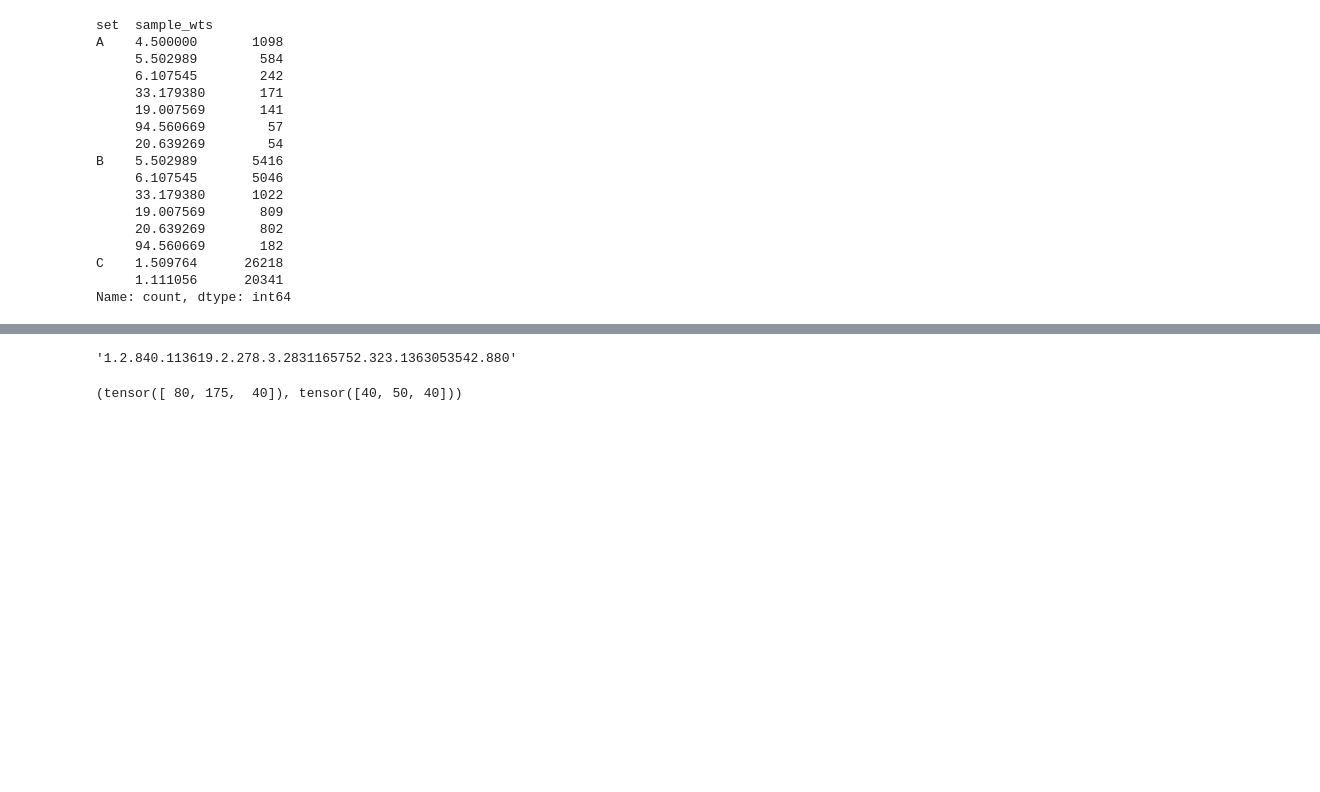
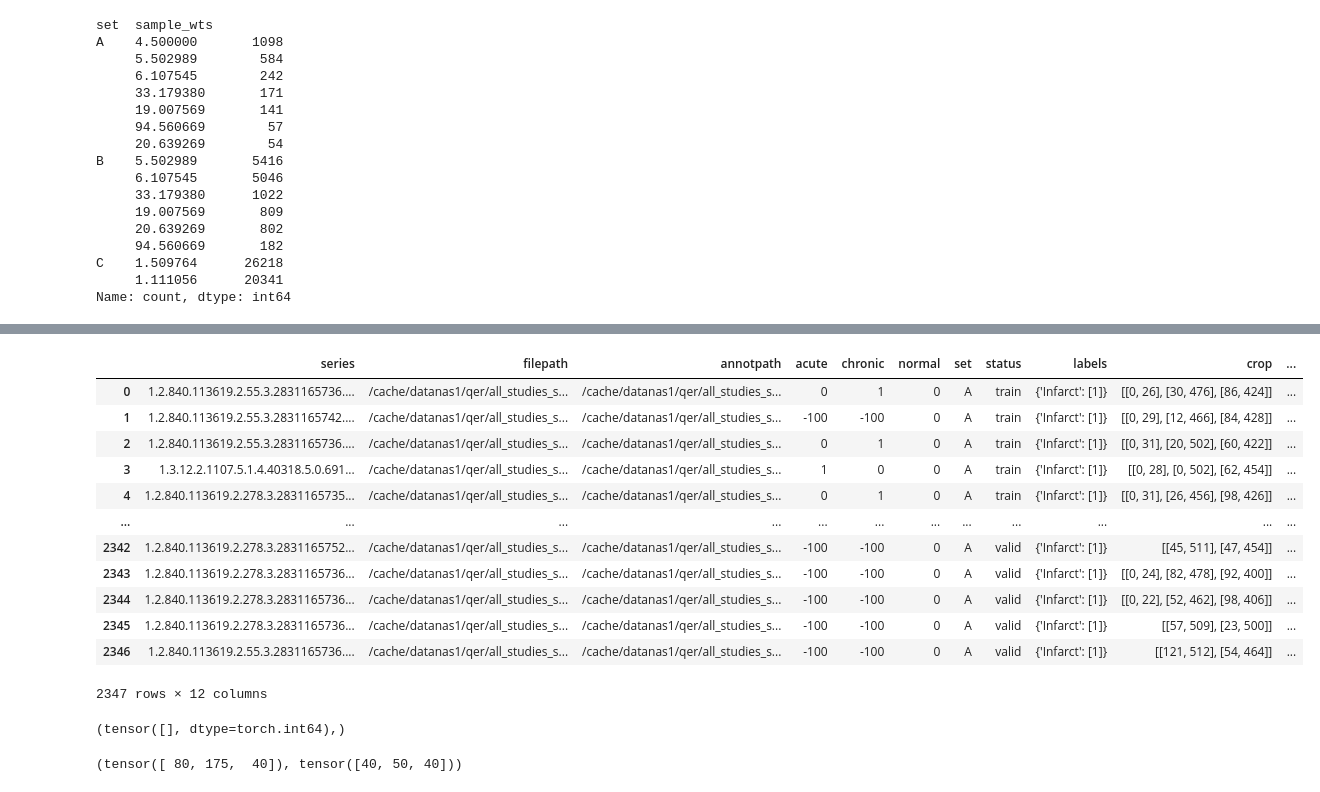
Before and after one commit to ujjwal-9/training-framework, a Jupyter notebook: notebooks/create_config-multitasker-e2e.ipynb, the cells around one changed output, grey strips where cells are left out. Cells and saved outputs as stored; diff of their text form; code cells hidden in the pictures; blank space fills up the shorter version.

```diff
--- a/notebooks/create_config-multitasker-e2e.ipynb
+++ b/notebooks/create_config-multitasker-e2e.ipynb
@@ -1041,9 +1095,26 @@ dataset = InfarctDataset3D_60k(args)
 # %%
 a = dataset[0]
+# %%
+df = pd.read_json("/cache/datanas1/qer/all_studies_safetensor/jsons/e2e_train+val_d62K_10_08_23_only_infarcts_seg.json")
+df
+# %% [output]
+|  | series | filepath | annotpath | acute | chronic | normal | set | status | labels | crop | ... |
+| 0 | 1.2.840.113619.2.55.3.2831165736.... | /cache/datanas1/qer/all_studies_s... | /cache/datanas1/qer/all_studies_s... | 0 | 1 | 0 | A | train | {'Infarct': [1]} | [[0, 26], [30, 476], [86, 424]] | ... |
+| 1 | 1.2.840.113619.2.55.3.2831165742.... | /cache/datanas1/qer/all_studies_s... | /cache/datanas1/qer/all_studies_s... | -100 | -100 | 0 | A | train | {'Infarct': [1]} | [[0, 29], [12, 466], [84, 428]] | ... |
+| 2 | 1.2.840.113619.2.55.3.2831165736.... | /cache/datanas1/qer/all_studies_s... | /cache/datanas1/qer/all_studies_s... | 0 | 1 | 0 | A | train | {'Infarct': [1]} | [[0, 31], [20, 502], [60, 422]] | ... |
+| 3 | 1.3.12.2.1107.5.1.4.40318.5.0.691... | /cache/datanas1/qer/all_studies_s... | /cache/datanas1/qer/all_studies_s... | 1 | 0 | 0 | A | train | {'Infarct': [1]} | [[0, 28], [0, 502], [62, 454]] | ... |
+| 4 | 1.2.840.113619.2.278.3.2831165735... | /cache/datanas1/qer/all_studies_s... | /cache/datanas1/qer/all_studies_s... | 0 | 1 | 0 | A | train | {'Infarct': [1]} | [[0, 31], [26, 456], [98, 426]] | ... |
+| ... | ... | ... | ... | ... | ... | ... | ... | ... | ... | ... | ... |
+| 2342 | 1.2.840.113619.2.278.3.2831165752... | /cache/datanas1/qer/all_studies_s... | /cache/datanas1/qer/all_studies_s... | -100 | -100 | 0 | A | valid | {'Infarct': [1]} | [[45, 511], [47, 454]] | ... |
+| 2343 | 1.2.840.113619.2.278.3.2831165736... | /cache/datanas1/qer/all_studies_s... | /cache/datanas1/qer/all_studies_s... | -100 | -100 | 0 | A | valid | {'Infarct': [1]} | [[0, 24], [82, 478], [92, 400]] | ... |
+| 2344 | 1.2.840.113619.2.278.3.2831165736... | /cache/datanas1/qer/all_studies_s... | /cache/datanas1/qer/all_studies_s... | -100 | -100 | 0 | A | valid | {'Infarct': [1]} | [[0, 22], [52, 462], [98, 406]] | ... |
+| 2345 | 1.2.840.113619.2.278.3.2831165736... | /cache/datanas1/qer/all_studies_s... | /cache/datanas1/qer/all_studies_s... | -100 | -100 | 0 | A | valid | {'Infarct': [1]} | [[57, 509], [23, 500]] | ... |
+| 2346 | 1.2.840.113619.2.55.3.2831165736.... | /cache/datanas1/qer/all_studies_s... | /cache/datanas1/qer/all_studies_s... | -100 | -100 | 0 | A | valid | {'Infarct': [1]} | [[121, 512], [54, 464]] | ... |
+2347 rows × 12 columns
 # %%
-a[-1]
+torch.where(a[1].sum(axis=(1,2))>0)
 # %% [output]
-'1.2.840.113619.2.278.3.2831165752.323.1363053542.880'
+(tensor([], dtype=torch.int64),)
 # %%
 arr = open_safetensor(a[-1])
 # %%
```
Also changed, not shown: parts of 32 cells of this notebook, 8 other files.
